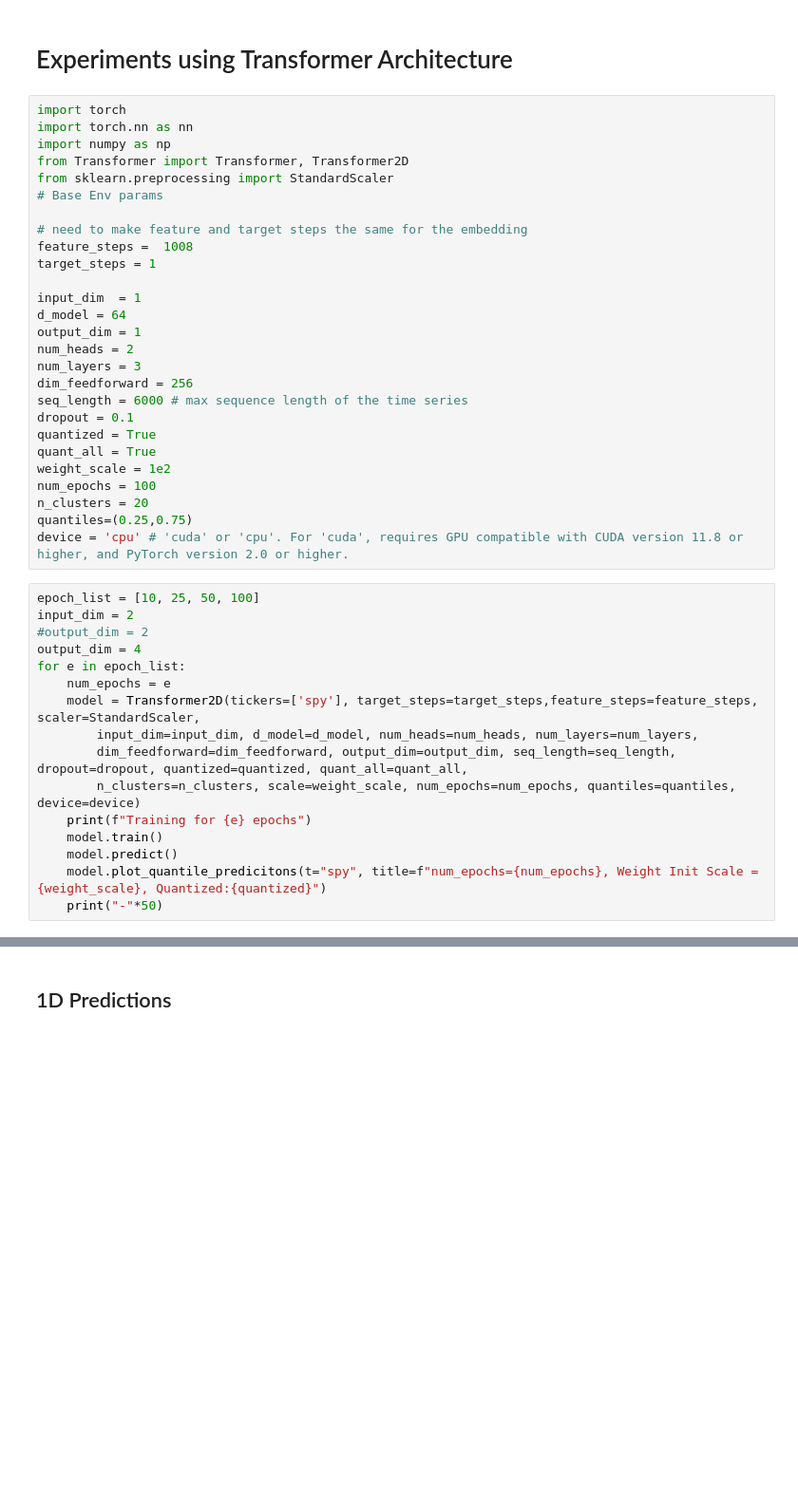
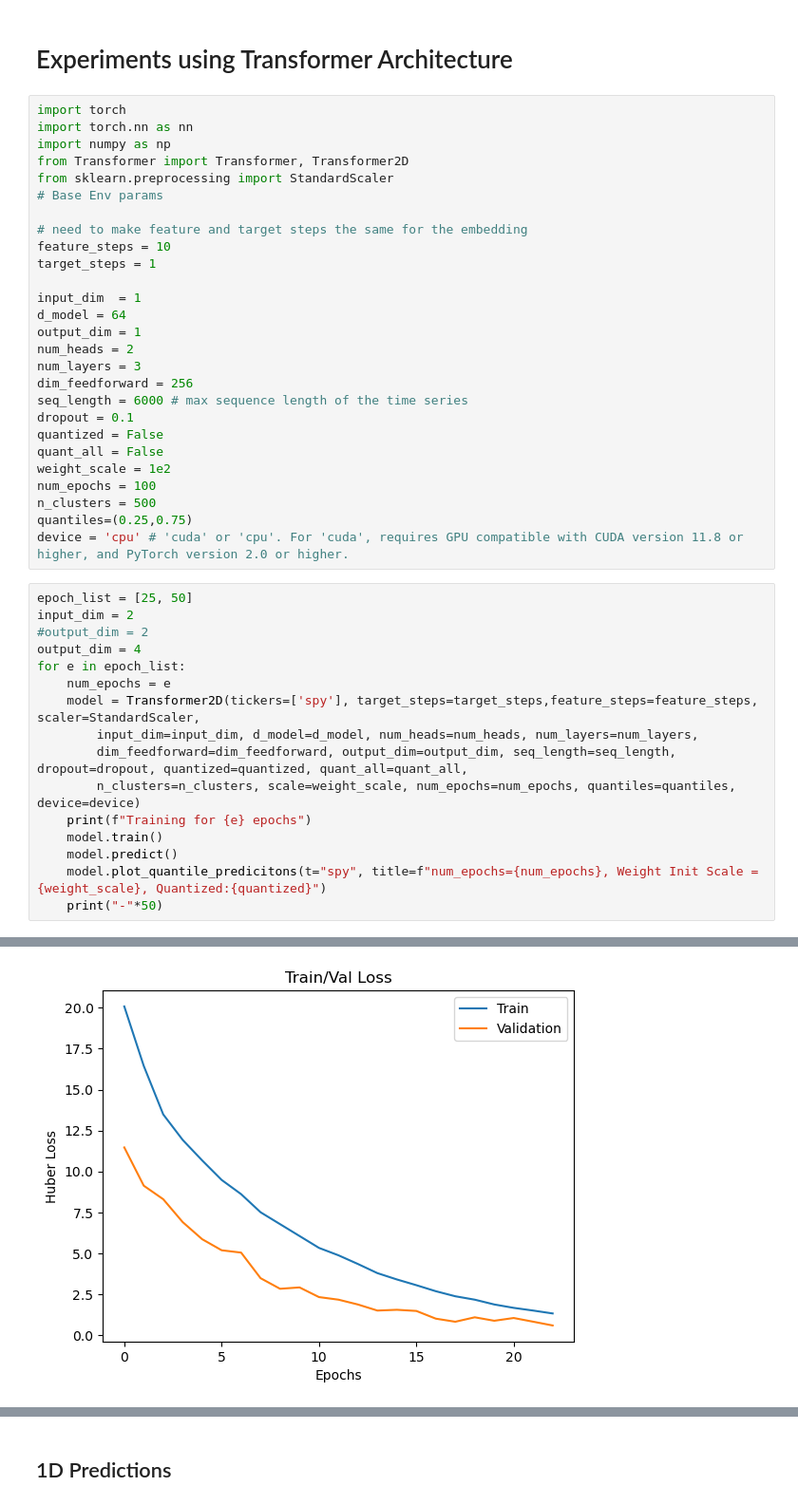
Before and after one commit to yshirai999/Simulating-Volatility-Scenarios, a Jupyter notebook: Transformer.ipynb, the cells around one changed output, grey strips where cells are left out. Shown at 95% size. Cells and saved outputs as stored; diff of their text form; blank space fills up the shorter version.

Commit message:
fixed quantization, draft of 4d

```diff
--- a/Transformer.ipynb
+++ b/Transformer.ipynb
@@ -9,7 +9,7 @@ from sklearn.preprocessing import StandardScaler
 # Base Env params
 
 # need to make feature and target steps the same for the embedding
-feature_steps =  1008
+feature_steps = 10
 target_steps = 1
 
 input_dim  = 1
@@ -20,15 +20,15 @@ num_layers = 3
 dim_feedforward = 256
 seq_length = 6000 # max sequence length of the time series
 dropout = 0.1
-quantized = True
-quant_all = True
+quantized = False
+quant_all = False
 weight_scale = 1e2
 num_epochs = 100
-n_clusters = 20
+n_clusters = 500
 quantiles=(0.25,0.75)
 device = 'cpu' # 'cuda' or 'cpu'. For 'cuda', requires GPU compatible with CUDA version 11.8 or higher, and PyTorch version 2.0 or higher.
 # %%
-epoch_list = [10, 25, 50, 100]
+epoch_list = [25, 50]
 input_dim = 2
 #output_dim = 2
 output_dim = 4
@@ -51,0 +52 @@ Training for 10 epochs
+[figure, new version]
```
Also changed, not shown: parts of 1 cell of this notebook, 4 other files.
